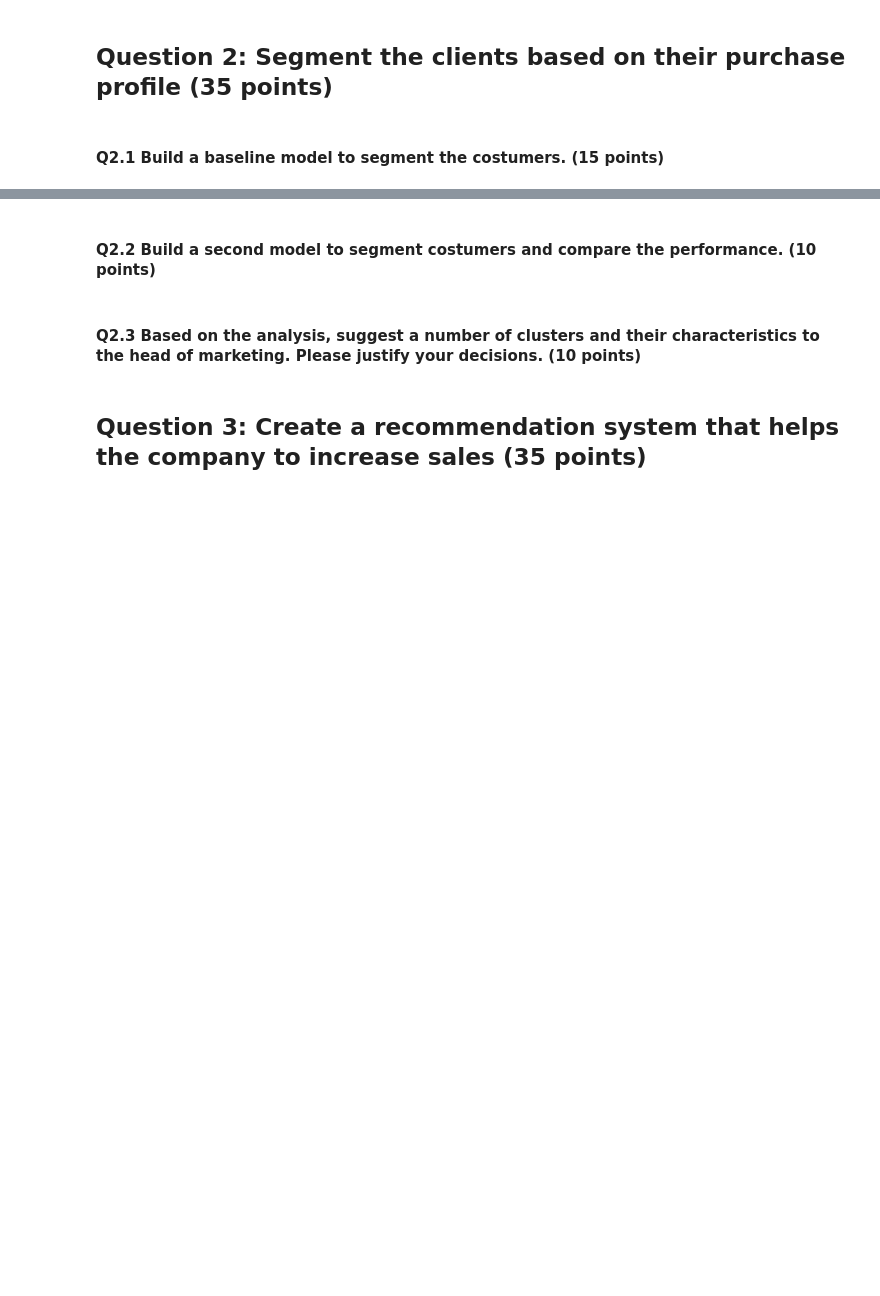
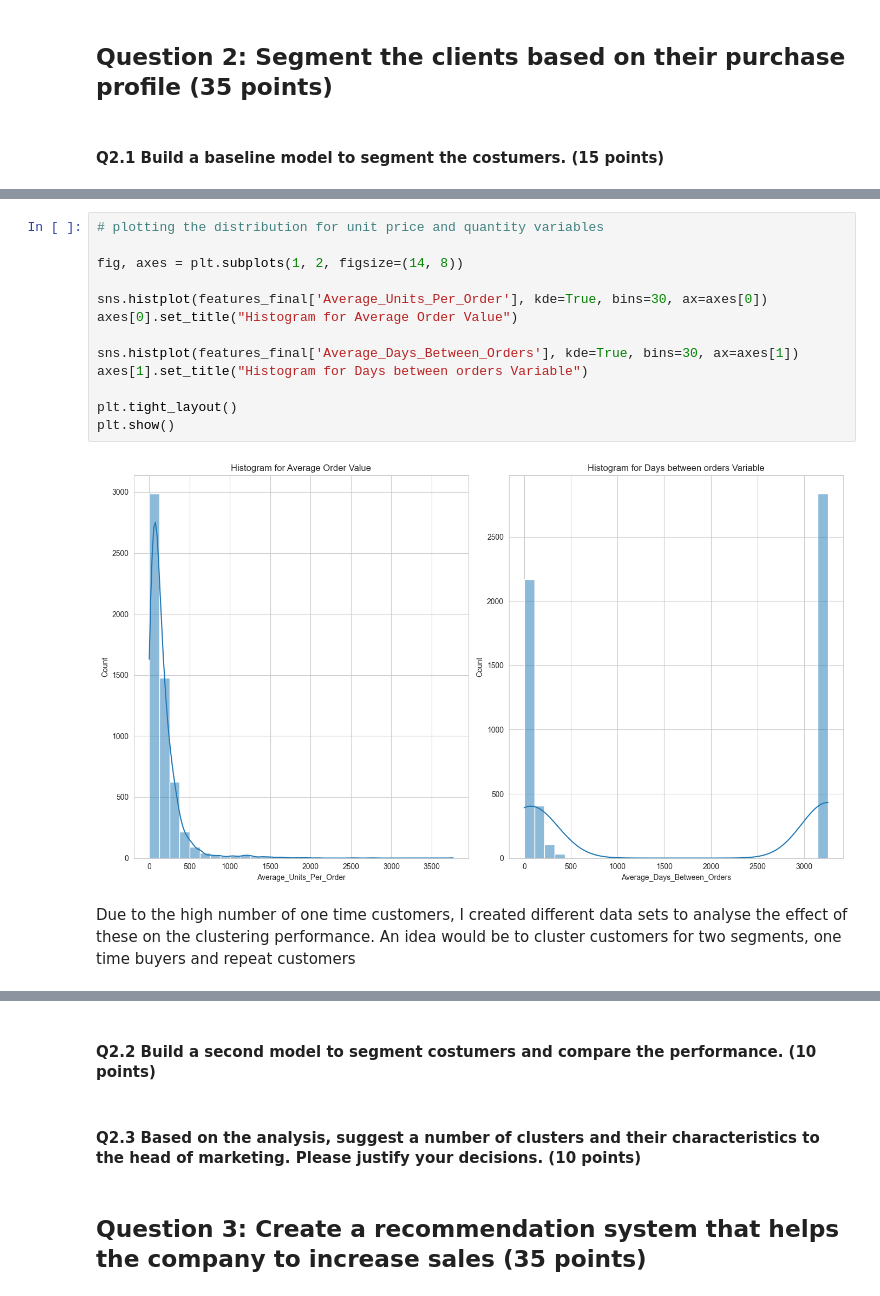
Before and after one commit to xxashwoodxx/Retail, a Jupyter notebook: Assignment 2 FarTrend.ipynb, the cells around one changed output, grey strips where cells are left out. Saved outputs shown, nothing was run; the diff lists cells and outputs as text; blank space fills up the shorter version.

```diff
--- a/Assignment 2 FarTrend.ipynb
+++ b/Assignment 2 FarTrend.ipynb
@@ -644,0 +912,17 @@ Handling outliers, especially for machine learning models and within a business
+# %%
+# plotting the distribution for unit price and quantity variables
+
+fig, axes = plt.subplots(1, 2, figsize=(14, 8))
+
+sns.histplot(features_final['Average_Units_Per_Order'], kde=True, bins=30, ax=axes[0])
+axes[0].set_title("Histogram for Average Order Value")
+
+sns.histplot(features_final['Average_Days_Between_Orders'], kde=True, bins=30, ax=axes[1])
+axes[1].set_title("Histogram for Days between orders Variable")
+
+plt.tight_layout()
+plt.show()
+# %% [output]
+[figure, added]
+# %% [markdown]
+Due to the high number of one time customers, I created different data sets to analyse the effect of these on the clustering performance. An idea would be to cluster customers for two segments, one time buyers and repeat customers
```
Also changed, not shown: parts of 54 cells of this notebook.
